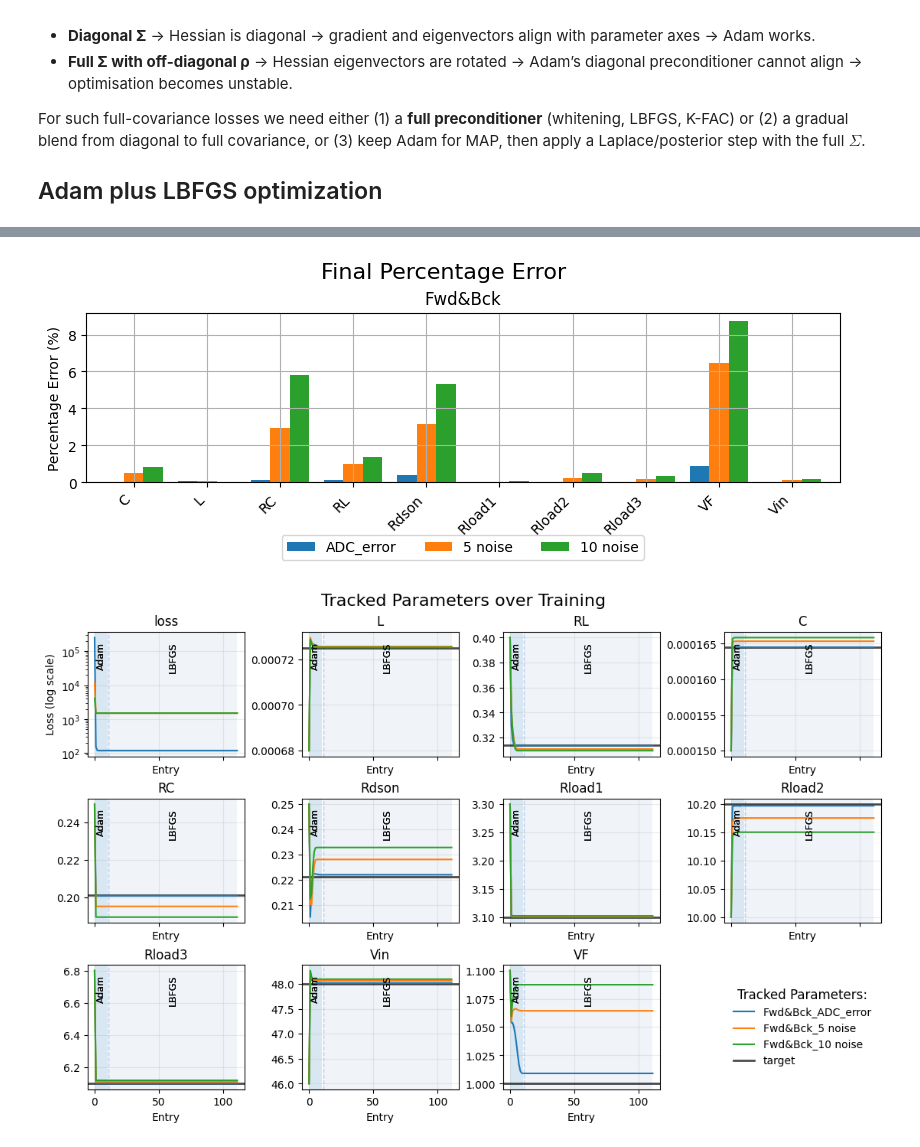
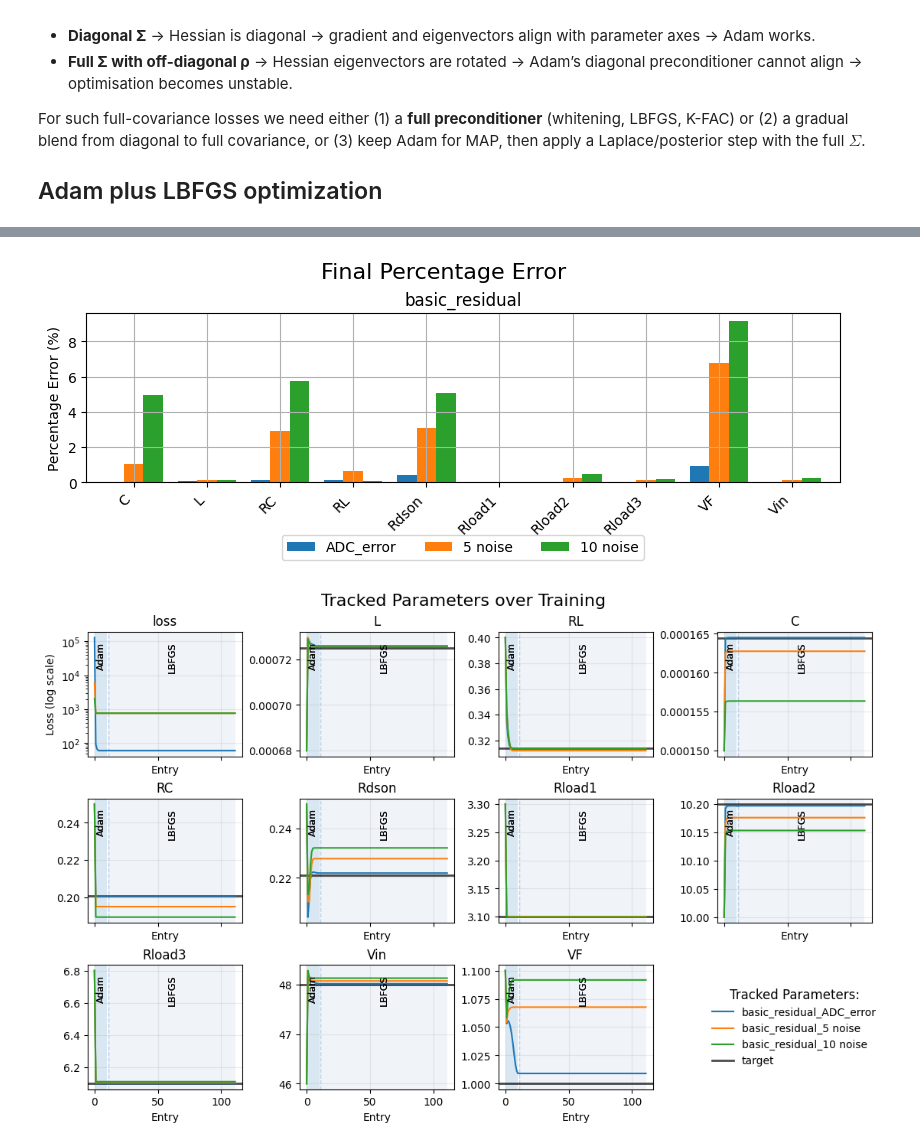
Before and after one commit to jtom95/pinn_buck_converter, a Jupyter notebook: NOTEBOOKS/02_fit_posterior_with_residuals.ipynb, the cells around one changed output, grey strips where cells are left out. Cells and saved outputs as stored; diff of their text form; code cells hidden in the pictures.

Commit message:
reformatted to have only forward prediction as basic case

```diff
--- a/NOTEBOOKS/02_fit_posterior_with_residuals.ipynb
+++ b/NOTEBOOKS/02_fit_posterior_with_residuals.ipynb
@@ -809,6 +954,10 @@ For such full-covariance losses we need either
 # %%
 # %%
+import torch
 from typing import Dict
+
+from pinn_buck.model.residuals import basic_residual
+from pinn_buck.model.loss_function_archive import loss_whitened, build_map_loss
 from pinn_buck.model.trainer import Trainer, TrainingConfigs
 from pinn_buck.constants import ParameterConstants, MeasurementGroupArchive
 from pinn_buck.model.trainer import Trainer, TrainingConfigs
@@ -819,7 +968,7 @@ def set_seed(seed: int):
     torch.cuda.manual_seed_all(seed)
 
 set_seed(123)
-out_dir = Path.cwd().parent / "RESULTS" / "Fwd&Bck"
+out_dir = Path.cwd().parent / "RESULTS" / "MAP" / "basic_residual"
 
 # generate this directory if it is not already present
 out_dir.mkdir(parents=True, exist_ok=True)
@@ -842,17 +991,6 @@ l_dict = {
     1: L_adc,  # ADC error
     3: L_5,  # 5 noise
     4: L_10,  # 10 noise
-}
-l_dict_full = {
-    1: L_adc_full,  # ADC error
-    3: L_5_full,  # 5 noise
-    4: L_10_full,  # 10 noise
-}
-
-S_dict_full = {
-    1: covariance_matrices_adc_full,  # ADC error
-    3: covariance_matrices_5_full,  # 5 noise
-    4: covariance_matrices_10_full,  # 10 noise
 }
 
 
@@ -884,18 +1022,15 @@ for idx, group_number in enumerate(l_dict.keys()):
     model = BuckParamEstimator(param_init=NOMINAL).to(device)
 
     chol_L = l_dict[group_number]  # Cholesky factor of the noise covariance matrix
-    chol_L_full = l_dict_full[group_number]  # Cholesky factor of the full noise covariance matrix
-
-    sig_r = S_dict_full[group_number]  # full noise covariance matrix
 
     trainer = Trainer(
         model=model,
         loss_fn=build_map_loss(
             initial_params=NOMINAL,
             initial_uncertainty=PRIOR_SIGMA,
-            loss_likelihood_function=fw_bw_loss_whitened,  # loss function for the forward-backward pass
+            loss_likelihood_function=loss_whitened,  # loss function for the forward-backward pass
+            residual_function=basic_residual,
             L=chol_L,  # Cholesky factor of the diagonal noise covariance matrix
-            weight_prior_loss=2 # seen as the fw and bw losses are correlated
         ),
         cfg=run_configs,
         device=device,
@@ -911,9 +1046,9 @@ for idx, group_number in enumerate(l_dict.keys()):
         loss_fn=build_map_loss(
             initial_params=NOMINAL,
             initial_uncertainty=PRIOR_SIGMA,
-            loss_likelihood_function=fw_bw_loss_whitened,  # loss function for the forward-backward pass
+            loss_likelihood_function=loss_whitened,  # loss function for the forward-backward pass
+            residual_function=basic_residual,
             L=chol_L,  # Cholesky factor of the diagonal noise covariance matrix
-            weight_prior_loss=2,  # seen as the fw and bw losses are correlated
         ),
         device=device,
         damping=1e-7,
@@ -950,19 +1085,19 @@ Best loss LBFGS [epoch: 0]: 1.5140e+03
 Fitting Laplace Posterior
 # %%
-rc = ResultsComparerTwo.from_dirs({"Fwd&Bck": out_dir})
+rc = ResultsComparerTwo.from_dirs({"basic_residual": out_dir})
 
 # Choose the labels you care about (ints map via the default dict; strings work too)
 labels = ("ADC_error", "5 noise", "10 noise")
 
 # Final % error comparison (side-by-side)
 fig, ax = rc.plot_comparison(
     labels=labels, target=TRUE_PARAMS, select_lowest_loss=True, legend_bbox_to_anchor_vertical=-0.5
 )
 
 # Optional: tracked parameters for specific curves
 
 
 fig, axes = rc.plot_tracked(target=TRUE_PARAMS, labels=labels)
 # %% [output]
-[figure, old version]
+[figure, new version]
-[figure, old version]
+[figure, new version]
```
Also changed, not shown: parts of 5 cells of this notebook, 23 other files.
